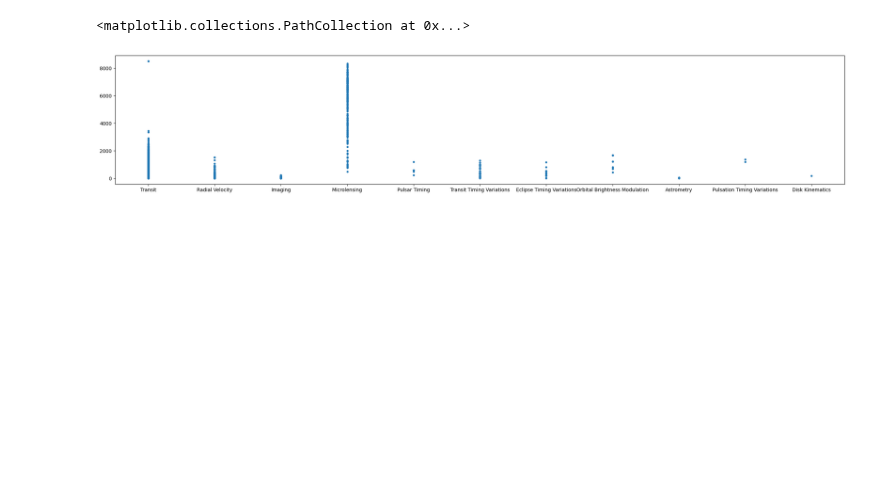
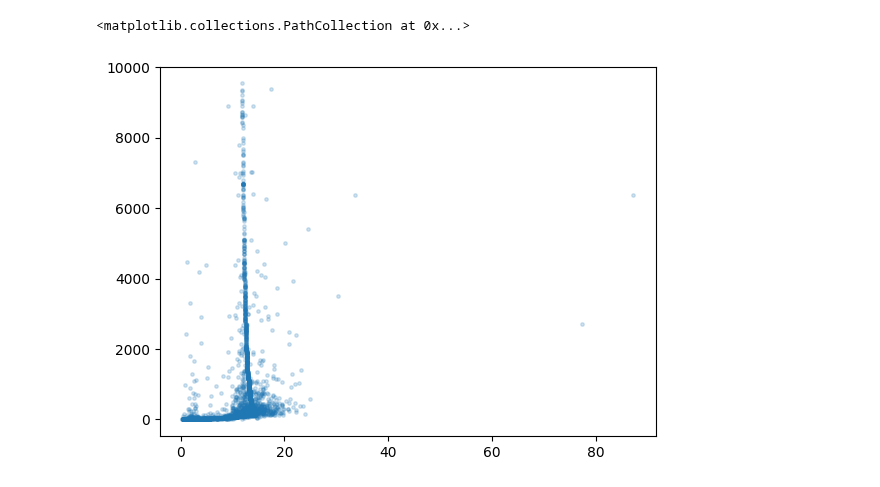
Before and after one commit to C00299231/DataScProject, a Jupyter notebook: Untitled.ipynb, the cells around one changed output. Cells and saved outputs as stored; diff of their text form; code cells hidden in the pictures; blank space fills up the shorter version.

Commit message:
explored dataset, accessed original nasa dataset

```diff
--- a/Untitled.ipynb
+++ b/Untitled.ipynb
@@ -8,13 +12,12 @@ print("Path to dataset files:", path)
 # %%
 import pandas as pd
+import numpy as np
+import matplotlib.pyplot as plt
 
 filename = r"nasa_exoplanet_intelligence.csv"
 
-p = 0.1 # percentage of dataset selected
-
 df = pd.read_csv(
     path + "\\" + filename,
-    header=0,
-    #skiprows=lambda i: i>0 and random.random() > p
+    header=0
 )
 # %%
@@ -28,9 +45,13 @@ y = df["dist_from_earth_pc"].values
 # %%
+# does radius match mass?
+x = df["planet_radius_earth"]
+y = df["planet_mass_earth"]
+
 p = plt.figure()
-p.set_figwidth(27)
-plt.scatter(x, y, s=10)
+#p.set_figwidth(27)
+plt.scatter(x, y, s=6, alpha=0.2)
 #print(df)
 # %% [output]
 <matplotlib.collections.PathCollection at 0x...>
-[figure, old version]
+[figure, new version]
 # %%
```
Also changed, not shown: parts of 6 cells of this notebook, 3 other files.
